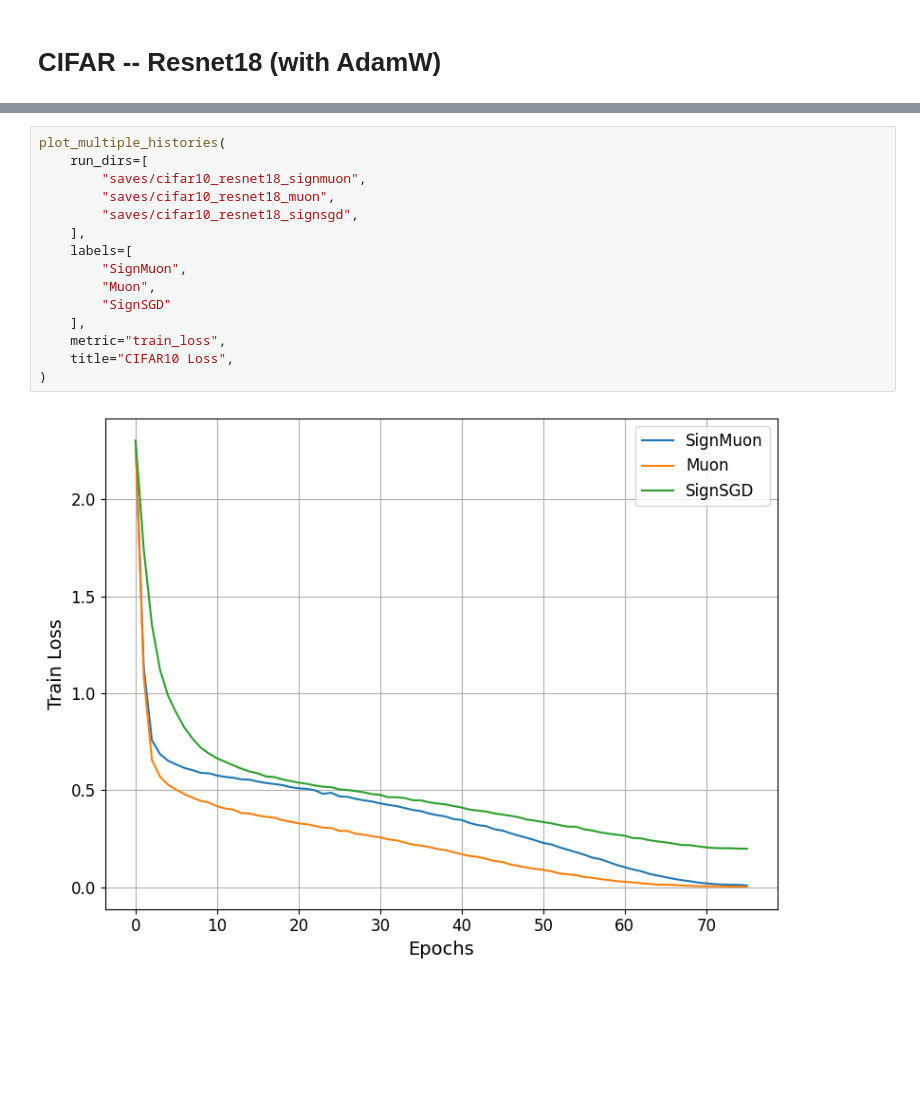
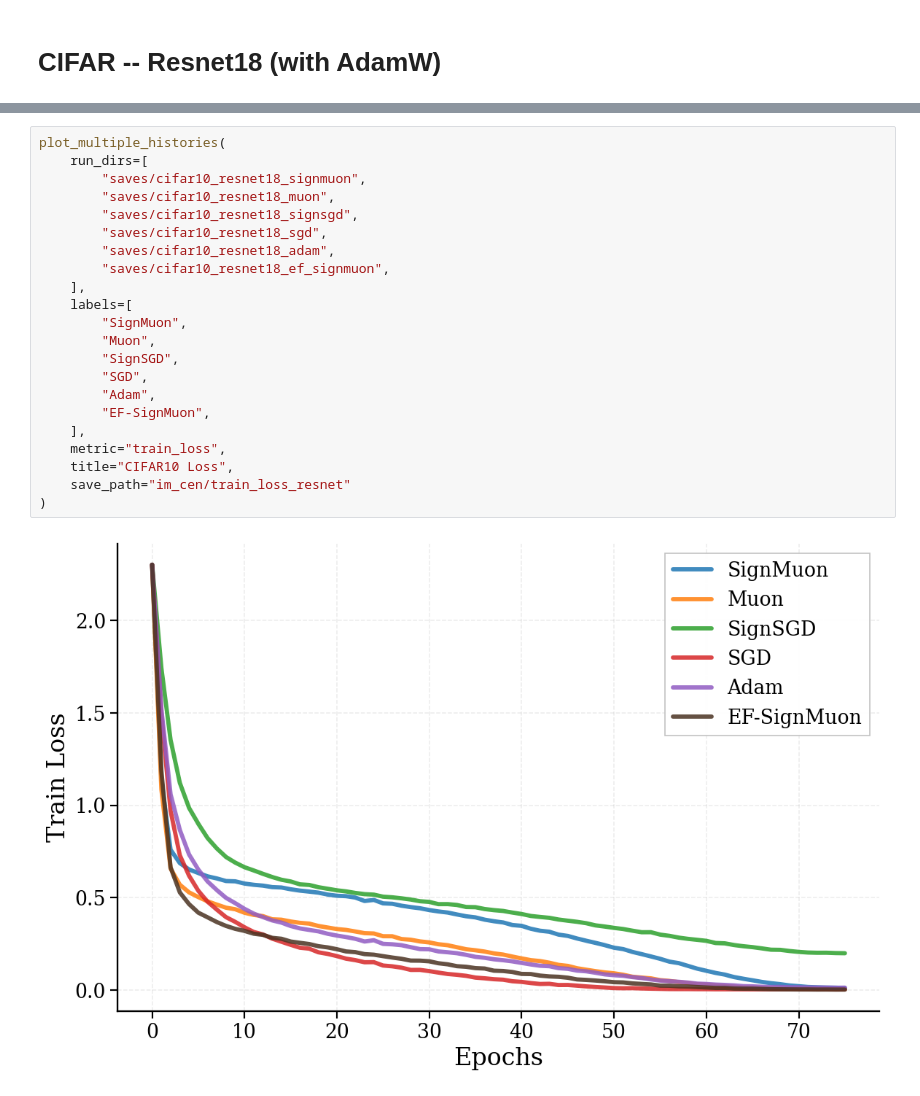
Before and after one commit to intsystems/2026-Project-203, a Jupyter notebook: code/plot.ipynb, the cells around one changed output, grey strips where cells are left out. Drawn from its saved outputs; the diff is of its cells as text; blank space fills up the shorter version.

Commit message:
Cent. EF-SignMuon graph + new images

```diff
--- a/code/plot.ipynb
+++ b/code/plot.ipynb
@@ -505,20 +489,27 @@ test_acc (finish):  0.8911
 # %%
 plot_multiple_histories(
     run_dirs=[
         "saves/cifar10_resnet18_signmuon",
         "saves/cifar10_resnet18_muon",
         "saves/cifar10_resnet18_signsgd",
+        "saves/cifar10_resnet18_sgd",
+        "saves/cifar10_resnet18_adam",
+        "saves/cifar10_resnet18_ef_signmuon",
     ],
     labels=[
         "SignMuon",
         "Muon",
-        "SignSGD"
+        "SignSGD",
+        "SGD",
+        "Adam",
+        "EF-SignMuon",
     ],
     metric="train_loss",
     title="CIFAR10 Loss",
+    save_path="im_cen/train_loss_resnet"
 )
 # %% [output]
-[figure, old version]
+[figure, new version]
 # %%
 plot_multiple_histories(
     run_dirs=[
```
Also changed, not shown: parts of 21 cells of this notebook, 24 other files.
